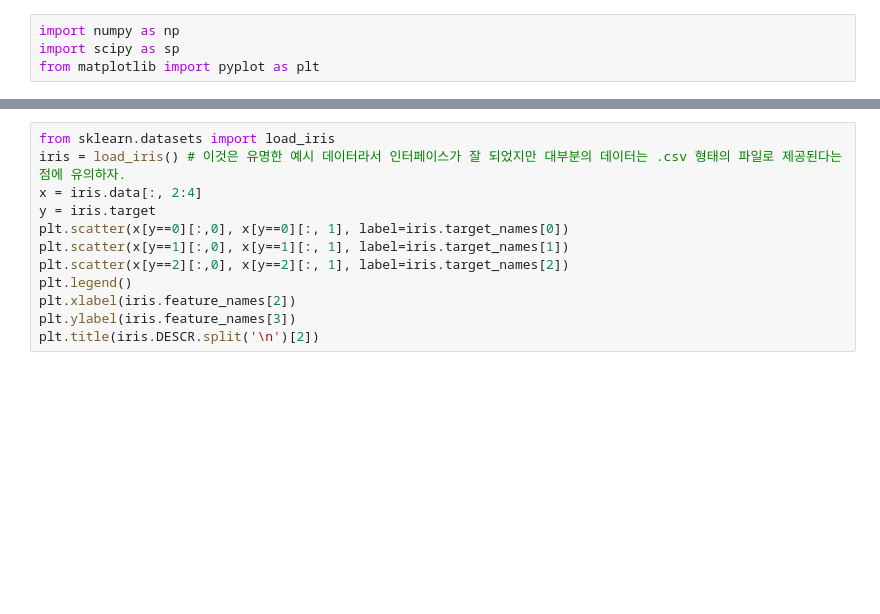
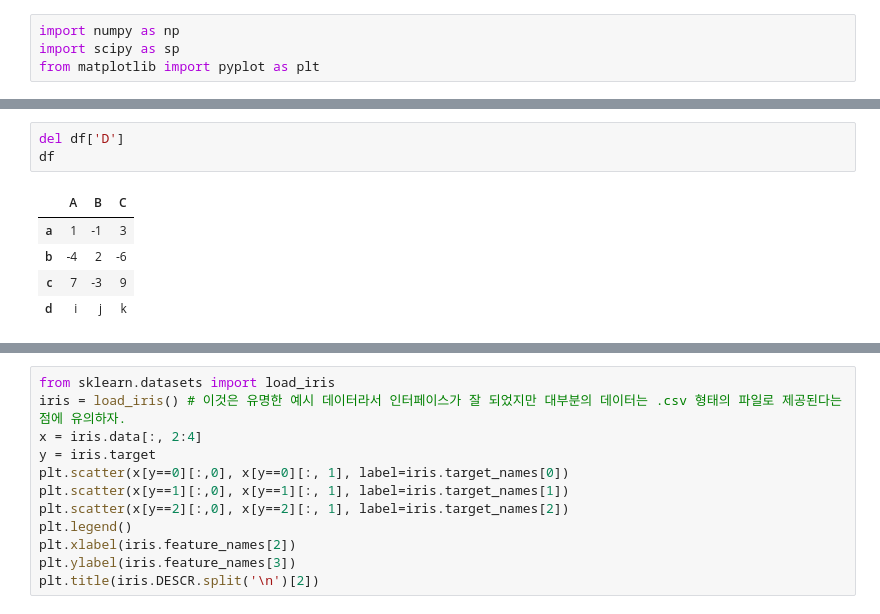
Before and after one commit to Siheon-Park/KSOP, a Jupyter notebook: 2021-10-23-linear_regression.ipynb, the cells around one changed output, grey strips where cells are left out. Saved outputs shown, nothing was run; the diff lists cells and outputs as text; blank space fills up the shorter version.

```diff
--- a/2021-10-23-linear_regression.ipynb
+++ b/2021-10-23-linear_regression.ipynb
@@ -21,0 +127,9 @@ from matplotlib import pyplot as plt
+# %%
+del df['D']
+df
+# %% [output]
+|  | A | B | C |
+| a | 1 | -1 | 3 |
+| b | -4 | 2 | -6 |
+| c | 7 | -3 | 9 |
+| d | i | j | k |
```
Also changed, not shown: parts of 28 cells of this notebook, 1 other file.
